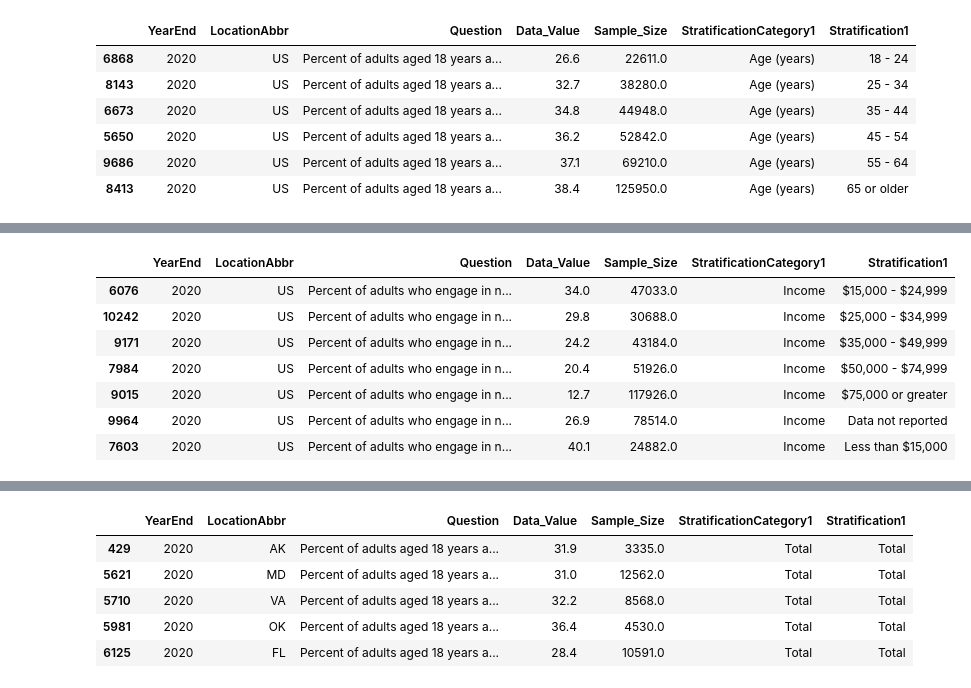
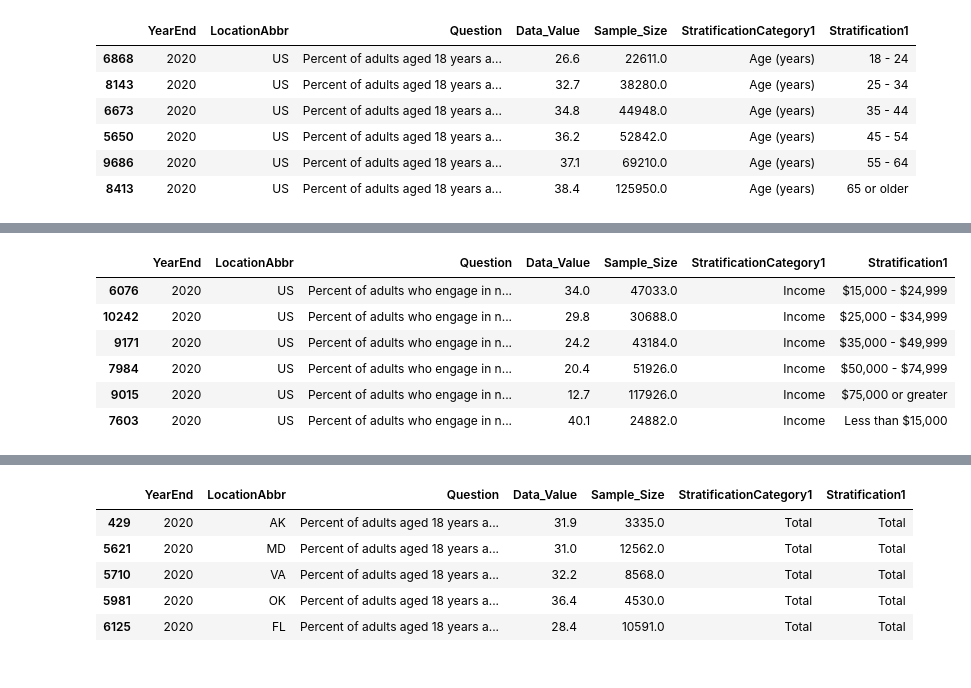
Before and after one commit to sma005/project-one-group-4, a Jupyter notebook: obesity_study_csv.ipynb, the cells around one changed output, grey strips where cells are left out. Cells and saved outputs as stored; diff of their text form; code cells hidden in the pictures.

```diff
--- a/obesity_study_csv.ipynb
+++ b/obesity_study_csv.ipynb
@@ -119,19 +127,21 @@ plt.show()
 # %%
+#data frame for Question "Percent of adults who engage in no leisure-time physical activity"
 leisure_data_df = data_df.loc[:,['YearEnd','LocationAbbr','Question','Data_Value','Sample_Size','StratificationCategory1','Stratification1']]
 
 leisure_data_df = leisure_data_df[leisure_data_df['YearEnd']==2020]
 leisure_data_df = leisure_data_df[leisure_data_df['LocationAbbr']=='US']
 leisure_data_df = leisure_data_df[leisure_data_df['StratificationCategory1']=='Income']
 leisure_data_df = leisure_data_df[leisure_data_df['Question']== 'Percent of adults who engage in no leisure-time physical activity']
 leisure_data_df = leisure_data_df.sort_values(by='Stratification1', ascending=True)
-leisure_data_df = leisure_data_df.dropna()
+
+#Removing the "data not reported category"
+leisure_data_df = leisure_data_df.drop(9964, axis=0)
 leisure_data_df
 # %% [output]
 |  | YearEnd | LocationAbbr | Question | Data_Value | Sample_Size | StratificationCategory1 | Stratification1 |
 | 6076 | 2020 | US | Percent of adults who engage in n... | 34.0 | 47033.0 | Income | $15,000 - $24,999 |
 | 10242 | 2020 | US | Percent of adults who engage in n... | 29.8 | 30688.0 | Income | $25,000 - $34,999 |
 | 9171 | 2020 | US | Percent of adults who engage in n... | 24.2 | 43184.0 | Income | $35,000 - $49,999 |
 | 7984 | 2020 | US | Percent of adults who engage in n... | 20.4 | 51926.0 | Income | $50,000 - $74,999 |
 | 9015 | 2020 | US | Percent of adults who engage in n... | 12.7 | 117926.0 | Income | $75,000 or greater |
-| 9964 | 2020 | US | Percent of adults who engage in n... | 26.9 | 78514.0 | Income | Data not reported |
 | 7603 | 2020 | US | Percent of adults who engage in n... | 40.1 | 24882.0 | Income | Less than $15,000 |
```
Also changed, not shown: parts of 10 cells of this notebook, 1 other file.
